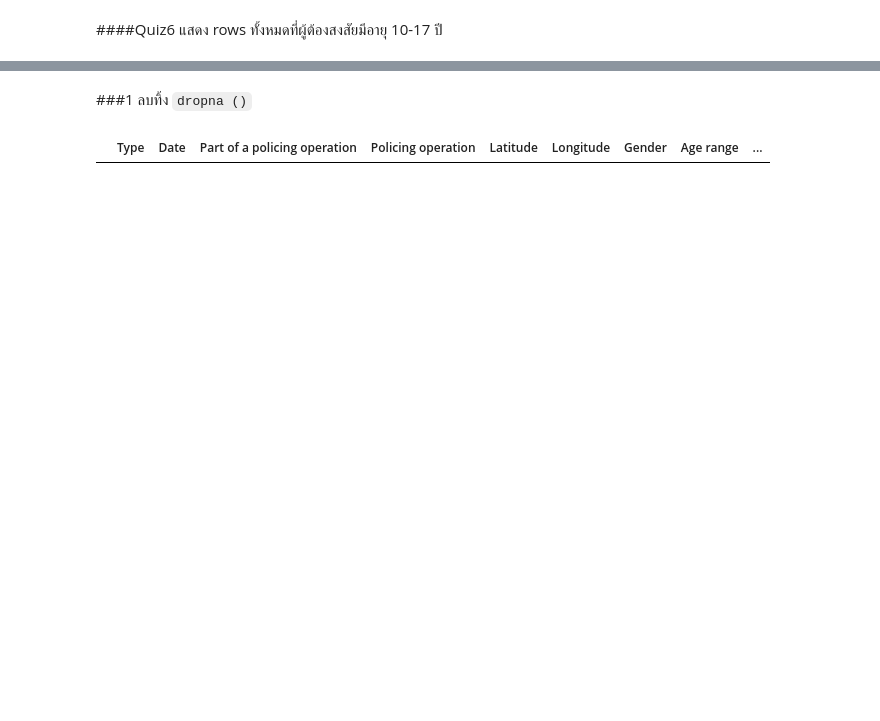
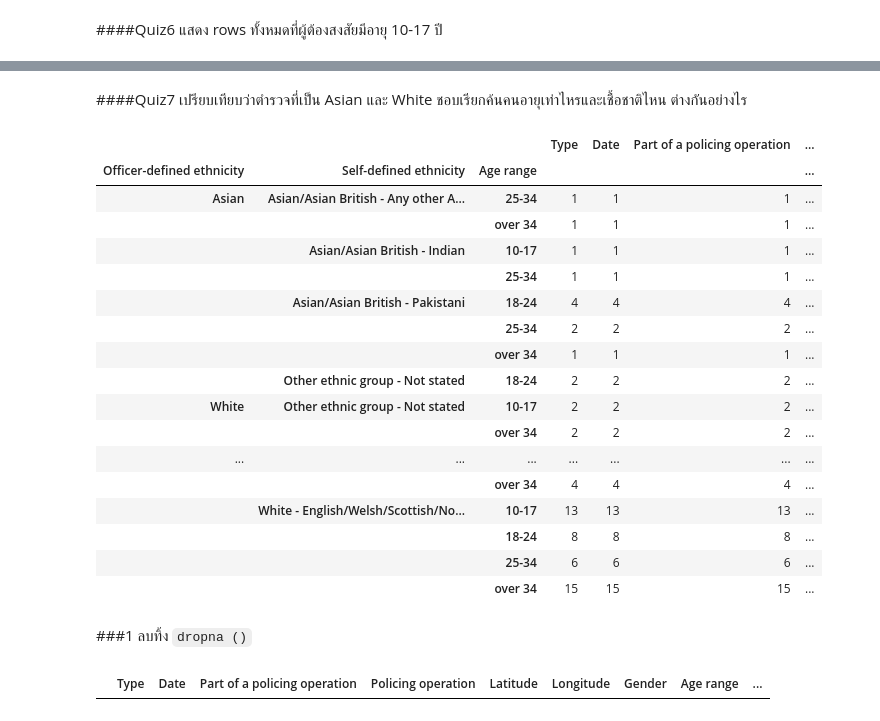
Before and after one commit to emkrit1242/MSC_DPDM_2025, a Jupyter notebook: Data101.ipynb, the cells around one changed output, grey strips where cells are left out. Drawn from its saved outputs; the diff is of its cells as text; code cells hidden in the pictures; blank space fills up the shorter version.

Commit message:
Quiz 7

````diff
--- a/Data101.ipynb
+++ b/Data101.ipynb
@@ -295,3 +334,26 @@ SS_warwick[SS_warwick['Age range'] == '10-17']
+# %% [markdown]
+####Quiz7 เปรียบเทียบว่าตำรวจที่เป็น Asian และ White ชอบเรียกค้นคนอายุเท่าไหรและเชื้อชาติไหน ต่างกันอย่างไร
+# %%
+SS_warwick[SS_warwick['Officer-defined ethnicity'].isin(['Asian', 'White'])].groupby(['Officer-defined ethnicity','Self-defined ethnicity','Age range']).count()
+# %% [output]
+|  |  |  | Type | Date | Part of a policing operation | ... |
+| Officer-defined ethnicity | Self-defined ethnicity | Age range |  |  |  | ... |
+| Asian | Asian/Asian British - Any other A... | 25-34 | 1 | 1 | 1 | ... |
+|  |  | over 34 | 1 | 1 | 1 | ... |
+|  | Asian/Asian British - Indian | 10-17 | 1 | 1 | 1 | ... |
+|  |  | 25-34 | 1 | 1 | 1 | ... |
+|  | Asian/Asian British - Pakistani | 18-24 | 4 | 4 | 4 | ... |
+|  |  | 25-34 | 2 | 2 | 2 | ... |
+|  |  | over 34 | 1 | 1 | 1 | ... |
+|  | Other ethnic group - Not stated | 18-24 | 2 | 2 | 2 | ... |
+| White | Other ethnic group - Not stated | 10-17 | 2 | 2 | 2 | ... |
+|  |  | over 34 | 2 | 2 | 2 | ... |
+| ... | ... | ... | ... | ... | ... | ... |
+|  |  | over 34 | 4 | 4 | 4 | ... |
+|  | White - English/Welsh/Scottish/No... | 10-17 | 13 | 13 | 13 | ... |
+|  |  | 18-24 | 8 | 8 | 8 | ... |
+|  |  | 25-34 | 6 | 6 | 6 | ... |
+|  |  | over 34 | 15 | 15 | 15 | ... |
 # %% [markdown]
 ###1 ลบทิ้ง ```dropna ()```
 # %%
````
Also changed, not shown: parts of 5 cells of this notebook.
